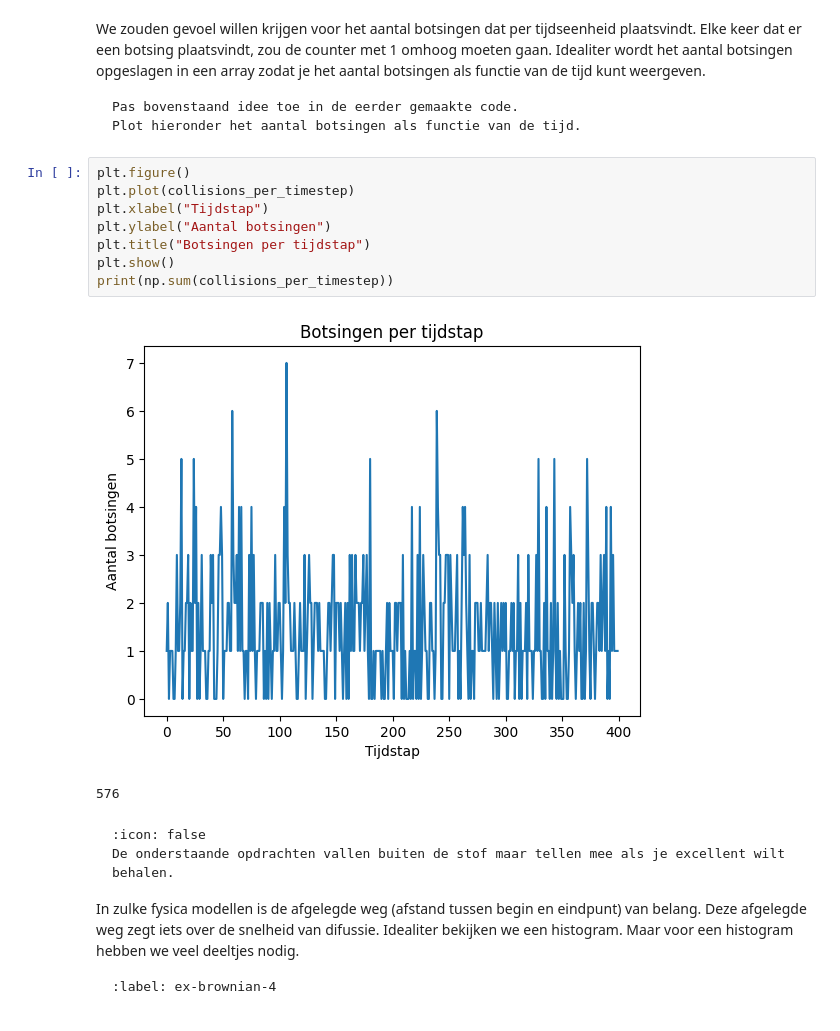
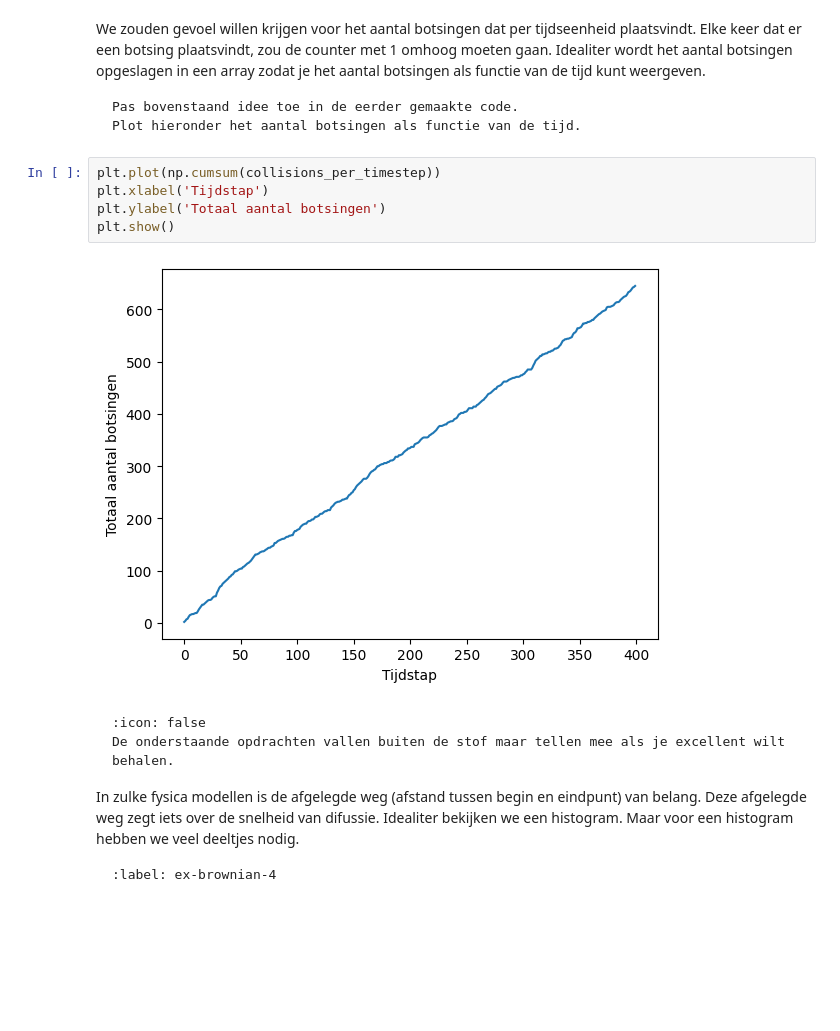
Before and after one commit to sjiemen/17, a Jupyter notebook: Content/PySim/4_brownianmotion.ipynb, the cells around one changed output. Drawn from its saved outputs; the diff is of its cells as text; blank space fills up the shorter version.

````diff
--- a/Content/PySim/4_brownianmotion.ipynb
+++ b/Content/PySim/4_brownianmotion.ipynb
@@ -231,16 +238,12 @@ Pas bovenstaand idee toe in de eerder gemaakte code.
 Plot hieronder het aantal botsingen als functie van de tijd.
 ```
 # %%
-plt.figure()
-plt.plot(collisions_per_timestep)
-plt.xlabel("Tijdstap")
-plt.ylabel("Aantal botsingen")
-plt.title("Botsingen per tijdstap")
+plt.plot(np.cumsum(collisions_per_timestep))
+plt.xlabel('Tijdstap')
+plt.ylabel('Totaal aantal botsingen')
 plt.show()
-print(np.sum(collisions_per_timestep))
 # %% [output]
-[figure, old version]
+[figure, new version]
-576
 # %% [markdown]
 ```{warning} 🌶 Let op!
 :icon: false
````
Also changed, not shown: parts of 2 cells of this notebook.
